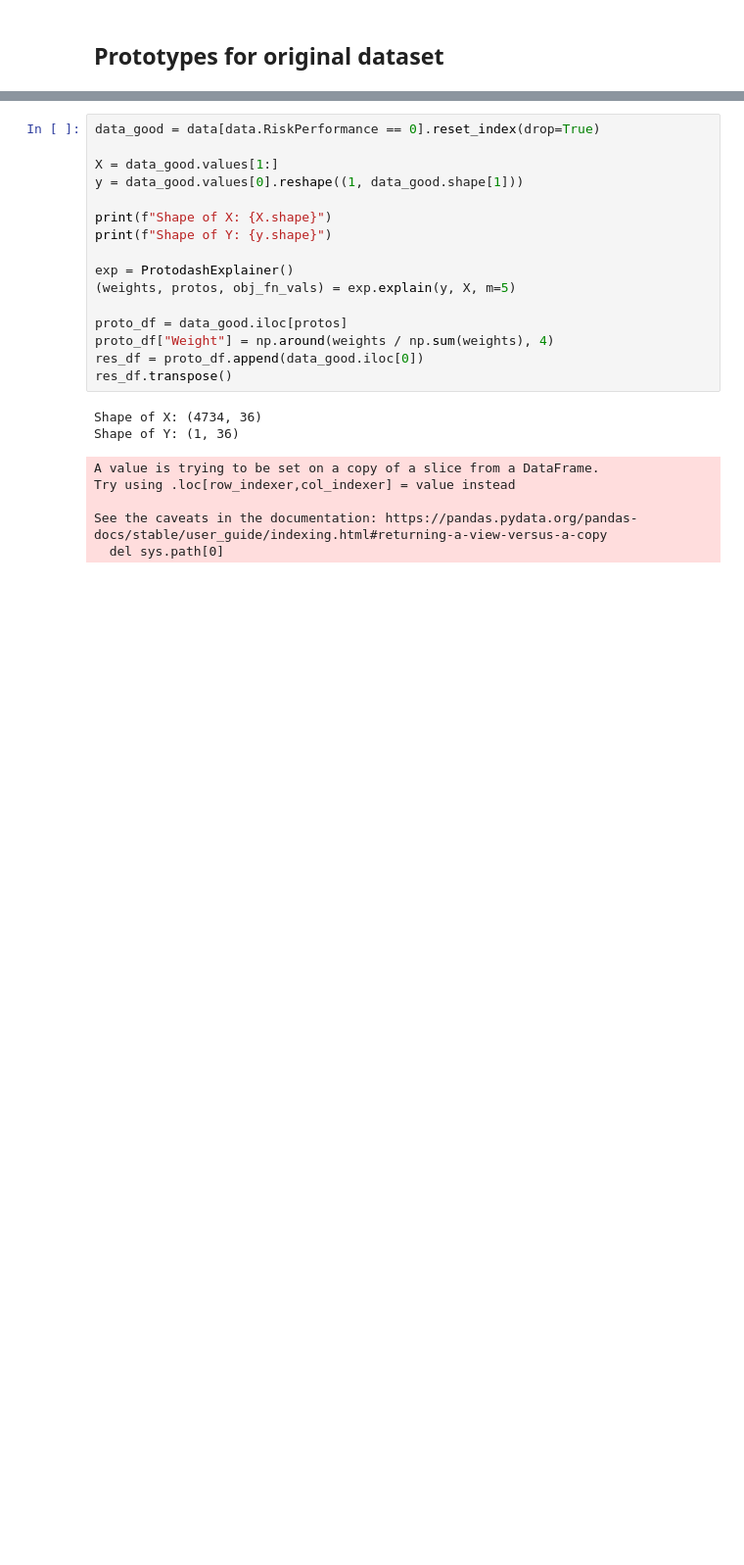
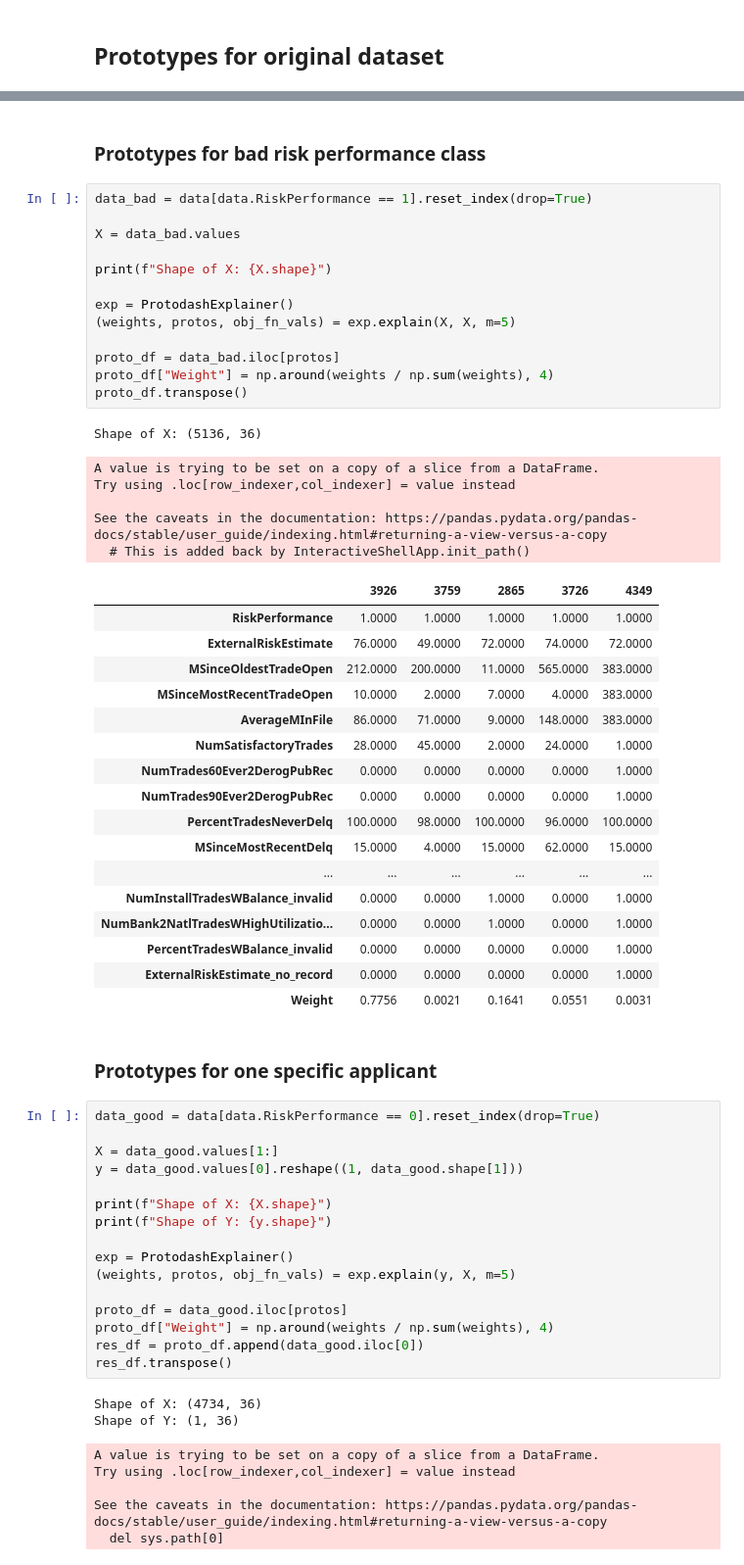
Before and after one commit to felixpeters/ethical-ai-tooling, a Jupyter notebook: nbs/02_Prototypes_and_Criticisms.ipynb, the cells around one changed output, grey strips where cells are left out. Shown at 98% size. Drawn from its saved outputs; the diff is of its cells as text; blank space fills up the shorter version.

```diff
--- a/nbs/02_Prototypes_and_Criticisms.ipynb
+++ b/nbs/02_Prototypes_and_Criticisms.ipynb
@@ -44,3 +81,44 @@ data.head(20).transpose()
+# %% [markdown]
+### Prototypes for bad risk performance class
+# %%
+data_bad = data[data.RiskPerformance == 1].reset_index(drop=True)
+
+X = data_bad.values
+
+print(f"Shape of X: {X.shape}")
+
+exp = ProtodashExplainer()
+(weights, protos, obj_fn_vals) = exp.explain(X, X, m=5)
+
+proto_df = data_bad.iloc[protos]
+proto_df["Weight"] = np.around(weights / np.sum(weights), 4)
+proto_df.transpose()
+# %% [output]
+Shape of X: (5136, 36)
+A value is trying to be set on a copy of a slice from a DataFrame.
+Try using .loc[row_indexer,col_indexer] = value instead
+
+See the caveats in the documentation: https://pandas.pydata.org/pandas-docs/stable/user_guide/indexing.html#returning-a-view-versus-a-copy
+  # This is added back by InteractiveShellApp.init_path()
+|  | 3926 | 3759 | 2865 | 3726 | 4349 |
+| RiskPerformance | 1.0000 | 1.0000 | 1.0000 | 1.0000 | 1.0000 |
+| ExternalRiskEstimate | 76.0000 | 49.0000 | 72.0000 | 74.0000 | 72.0000 |
+| MSinceOldestTradeOpen | 212.0000 | 200.0000 | 11.0000 | 565.0000 | 383.0000 |
+| MSinceMostRecentTradeOpen | 10.0000 | 2.0000 | 7.0000 | 4.0000 | 383.0000 |
+| AverageMInFile | 86.0000 | 71.0000 | 9.0000 | 148.0000 | 383.0000 |
+| NumSatisfactoryTrades | 28.0000 | 45.0000 | 2.0000 | 24.0000 | 1.0000 |
+| NumTrades60Ever2DerogPubRec | 0.0000 | 0.0000 | 0.0000 | 0.0000 | 1.0000 |
+| NumTrades90Ever2DerogPubRec | 0.0000 | 0.0000 | 0.0000 | 0.0000 | 1.0000 |
+| PercentTradesNeverDelq | 100.0000 | 98.0000 | 100.0000 | 96.0000 | 100.0000 |
+| MSinceMostRecentDelq | 15.0000 | 4.0000 | 15.0000 | 62.0000 | 15.0000 |
+| ... | ... | ... | ... | ... | ... |
+| NumInstallTradesWBalance_invalid | 0.0000 | 0.0000 | 1.0000 | 0.0000 | 1.0000 |
+| NumBank2NatlTradesWHighUtilizatio... | 0.0000 | 0.0000 | 1.0000 | 0.0000 | 1.0000 |
+| PercentTradesWBalance_invalid | 0.0000 | 0.0000 | 0.0000 | 0.0000 | 1.0000 |
+| ExternalRiskEstimate_no_record | 0.0000 | 0.0000 | 0.0000 | 0.0000 | 1.0000 |
+| Weight | 0.7756 | 0.0021 | 0.1641 | 0.0551 | 0.0031 |
+# %% [markdown]
+### Prototypes for one specific applicant
 # %%
 data_good = data[data.RiskPerformance == 0].reset_index(drop=True)
 
```
Also changed, not shown: parts of 7 cells of this notebook.
